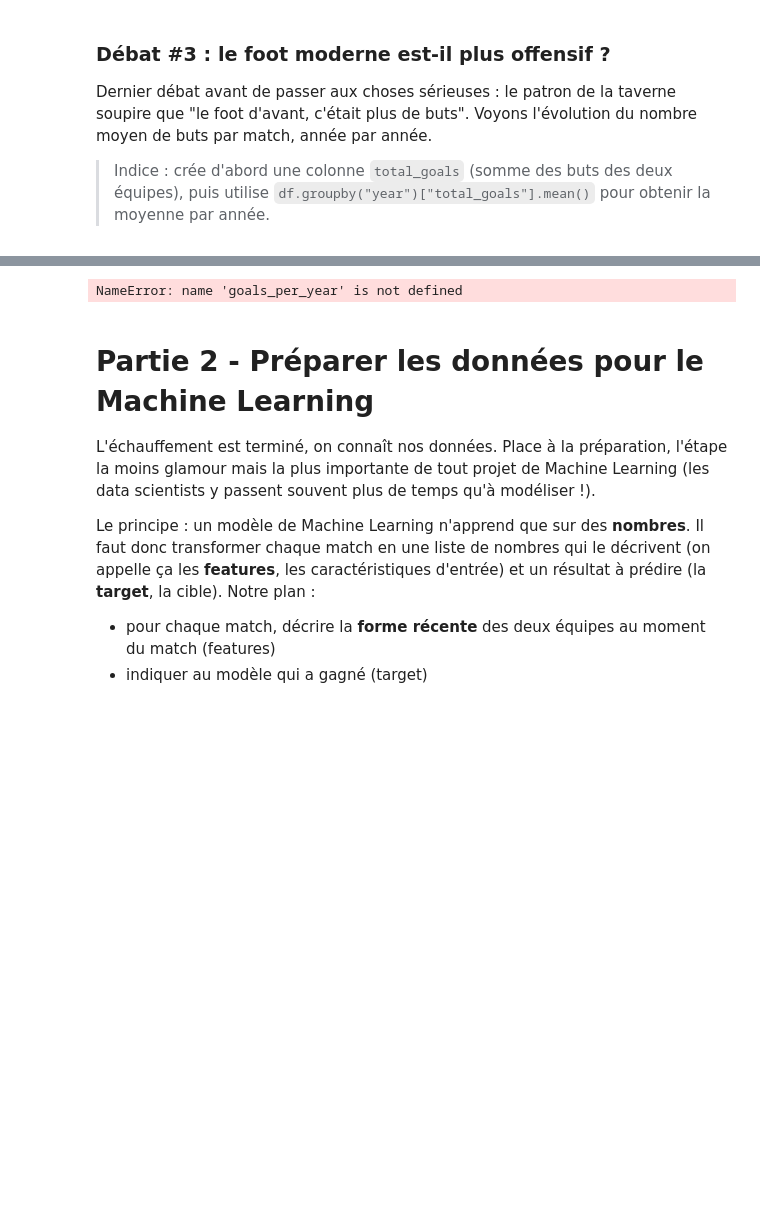
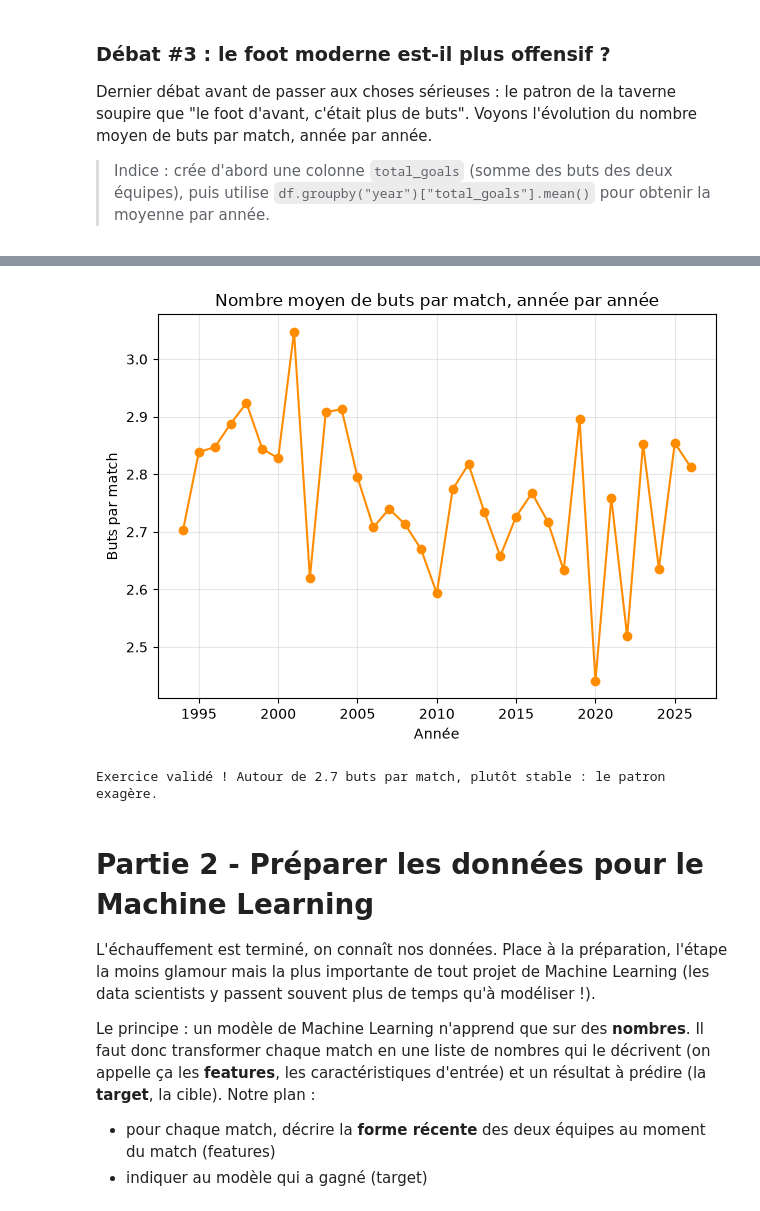
Before and after one commit to d4rcel/Cahier-Vacances-2026, a Jupyter notebook: Projet_02/projet_02.ipynb, the cells around one changed output, grey strips where cells are left out. Saved outputs shown, nothing was run; the diff lists cells and outputs as text; code cells hidden in the pictures; blank space fills up the shorter version.

```diff
--- a/Projet_02/projet_02.ipynb
+++ b/Projet_02/projet_02.ipynb
@@ -260,6 +260,11 @@ Dernier débat avant de passer aux choses sérieuses : le patron de la taverne s
 > Indice : crée d'abord une colonne `total_goals` (somme des buts des deux équipes), puis utilise `df.groupby("year")["total_goals"].mean()` pour obtenir la moyenne par année.
 # %%
 ### START CODE HERE ###
+df["total_goals"] = df["home_score"] + df["away_score"]
+
+display(df.head())
+
+goals_per_year = df.groupby("year")["total_goals"].mean()
 
 ### END CODE HERE ###
 
@@ -278,4 +289,5 @@ print("Exercice validé ! Autour de 2.7 buts par match, plutôt stable : le patr
+[figure, added]
-NameError: name 'goals_per_year' is not defined
+Exercice validé ! Autour de 2.7 buts par match, plutôt stable : le patron exagère.
 # %% [markdown]
 # Partie 2 - Préparer les données pour le Machine Learning
 
```
Also changed, not shown: parts of 15 cells of this notebook, 1 other file.
